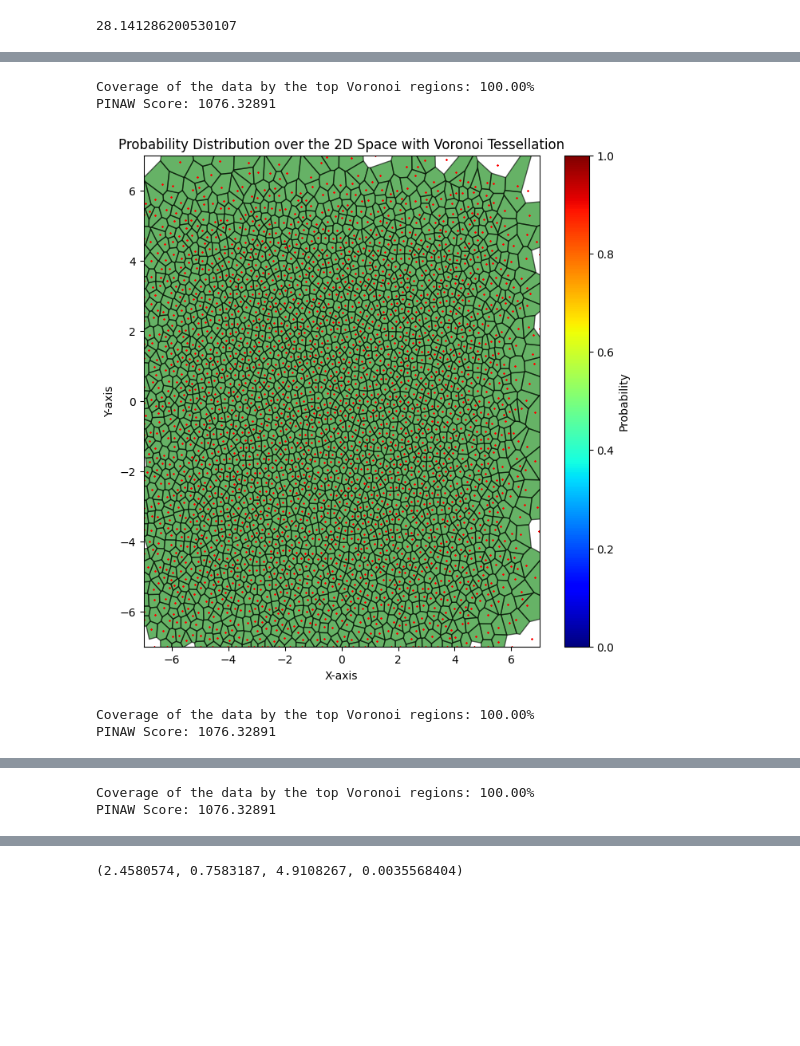
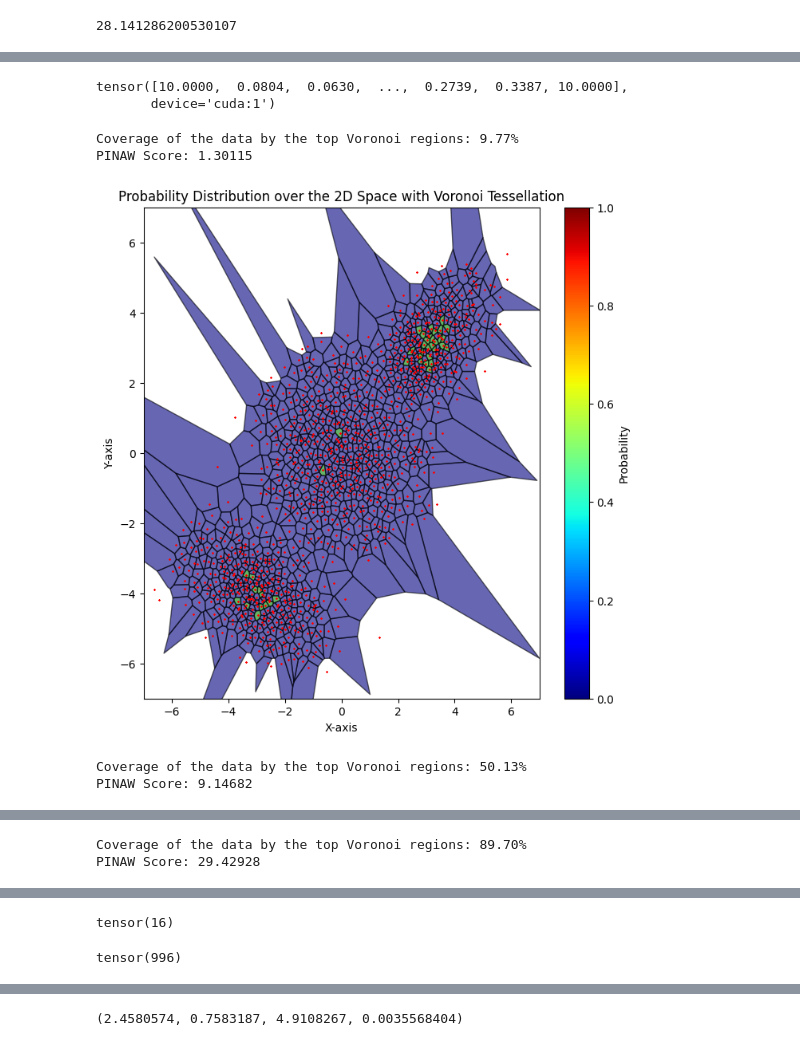
Before and after one commit to batuceng/max_quantile, a Jupyter notebook: 2d_prototypes_v5.ipynb, the cells around one changed output, grey strips where cells are left out. Saved outputs shown, nothing was run; the diff lists cells and outputs as text; code cells hidden in the pictures; blank space fills up the shorter version.

```diff
--- a/2d_prototypes_v5.ipynb
+++ b/2d_prototypes_v5.ipynb
@@ -566,18 +647,18 @@ for step in range(200):
         plt.legend()
         plt.show()
     # Clear unused protos
-    # if (step!=0) and ((step+1) % 50 == 0):
-    # # if step == 100:
-    #     with torch.no_grad():
-    #         logits = model(train_x)
-    #         cdist_list = torch.cdist(train_y, protos, p=2)
-    #         mindist, pos = torch.min(cdist_list, dim=1)
-    #         prototype_usage = torch.bincount(pos, minlength=protos.size(0)).detach()
-    #         active_prototypes = torch.where(prototype_usage > 0)[0]
-    #         model.fc.weight = torch.nn.parameter.Parameter(torch.index_select(model.fc.weight, dim=0, index=active_prototypes), requires_grad=True)
-    #         model.fc.bias = torch.nn.parameter.Parameter(torch.index_select(model.fc.bias, dim=0, index=active_prototypes), requires_grad=True)
-    #         protos = torch.nn.parameter.Parameter(torch.index_select(protos, dim=0, index=active_prototypes), requires_grad=True)
-    #     optimizer = torch.optim.Adam(params=list(model.parameters())+ [protos], lr=0.05)
+    if (step!=0) and ((step+1) % 50 == 0):
+    # if step == 100:
+        with torch.no_grad():
+            logits = model(train_x)
+            cdist_list = torch.cdist(train_y, protos, p=2)
+            mindist, pos = torch.min(cdist_list, dim=1)
+            prototype_usage = torch.bincount(pos, minlength=protos.size(0)).detach()
+            active_prototypes = torch.where(prototype_usage > 0)[0]
+            model.fc.weight = torch.nn.parameter.Parameter(torch.index_select(model.fc.weight, dim=0, index=active_prototypes), requires_grad=True)
+            model.fc.bias = torch.nn.parameter.Parameter(torch.index_select(model.fc.bias, dim=0, index=active_prototypes), requires_grad=True)
+            protos = torch.nn.parameter.Parameter(torch.index_select(protos, dim=0, index=active_prototypes), requires_grad=True)
+        optimizer = torch.optim.Adam(params=list(model.parameters())+ [protos], lr=0.05)
 
     model.train()
     optimizer.zero_grad()
@@ -589,18 +670,16 @@ for step in range(200):
     lambda_fact = 1
 
     areas = calculate_areas(protos)
-    adjusted_logits = logits + torch.log(areas).unsqueeze(0).detach()
-    ce_loss = criterion(adjusted_logits, pos)
+    adjusted_logits = logits + torch.log(areas).unsqueeze(0).detach().to(device)
+
+    ce_loss = criterion(adjusted_logits/2, pos)
     mindist_loss = lambda_fact * torch.mean(mindist)
 
     # ce_loss = criterion(logits, pos)
     # protos2protos_dist = 0.1 * (-torch.cdist(protos, protos, p=2).topk(k=2, dim=1, largest=False).values.mean())
     # ce_loss = distance_based_ce(logits, cdist_list,protos,temp_logits=1, temp_cdist=1)
 
-    # cross entropy loss
-
-
-    rep_loss = 0.1 * repulsion_loss(protos,0.2)
+    rep_loss = 0.5 * repulsion_loss(protos,0.02)
     loss = ce_loss + mindist_loss + rep_loss #+ protos2protos_dist
 
     ce_losses.append(ce_loss.data.item())
@@ -614,7 +693,7 @@ for step in range(200):
     optimizer.step()
 
     if (step==0) or ((step+1) % 10 == 0):
-        print(f'epoch {step+1}, loss={loss.data.item():.4}, CE_Loss: {ce_loss.data.item()}, MinDist_Loss: {mindist_loss.data.item()}')
+        print(f'epoch {step+1}, loss={loss.data.item():.4}, CE_Loss: {ce_loss.data.item()}, MinDist_Loss: {mindist_loss.data.item()},rep_loss: {rep_loss.data.item()}')
 
 plt.xlim(-7,7)
 plt.ylim(-7,7)
@@ -622,5 +701,6 @@ plt.ylim(-7,7)
 plt.plot(ce_losses, label='CELoss')
 plt.plot(mindist_losses, label='DistLoss')
 plt.plot(losses, label='TotalLoss')
+plt.plot(repulsion_losses, label='RepLoss')
 plt.legend()
 # %% [output]
@@ -632,6 +711,9 @@ epoch 200, loss=0.4197, CE_Loss: -0.0007428711416493267, MinDist_Loss: 0.0967468
+# %%
+region_areas
+# %% [output]
+tensor([10.0000,  0.0804,  0.0630,  ...,  0.2739,  0.3387, 10.0000],
+       device='cuda:1')
 # %%
-
-
 # Ensure the model is in evaluation mode
 for alpha in [0.1,0.5,0.9]:
     model.eval()
@@ -695,12 +777,11 @@ for alpha in [0.1,0.5,0.9]:
         else:
             region_areas.append(float('inf'))  # For infinite regions, you can assign infinity or another placeholder
 
-    region_areas = torch.tensor(region_areas,device=cal_logits.device)
-    region_areas = torch.clamp(region_areas, min=1e-6,max=20)  # Replace NaNs or Infs
+    region_areas = calculate_areas(protos).to(device)
     adjusted_probs = output_logits +  torch.log(region_areas)
     adjusted_probs = torch.softmax(adjusted_probs, dim=1).cpu().numpy().flatten()
 
-    sorted_indices = np.argsort(output_logits.cpu().numpy().flatten())[::-1] # sort according to the log density
+    sorted_indices = np.argsort(output_logits.cpu().numpy().flatten())[::-1] # sort according to the log density sıralamayı densitye göre aç
 
     sorted_output_probs = adjusted_probs[sorted_indices]
     sorted_output_log_densities = output_logits.cpu().numpy().flatten()[sorted_indices] # get the log density
@@ -768,35 +849,35 @@ for alpha in [0.1,0.5,0.9]:
         if not -1 in region and len(region) > 0:
             polygon = [vor.vertices[j] for j in region]
             # colors.append(cmap(norm(adjusted_probs[i])))
             if i in top_indices:
                 colors.append(highlight_color)  # Use the highlight color for top regions
             else:
                 colors.append(cmap(0))
 
 
     # Create a PolyCollection for Voronoi regions
     voronoi_region_collection = PolyCollection(regions, facecolors=colors, edgecolors='k', alpha=0.6)
     ax.add_collection(voronoi_region_collection)
 
     # Plot prototype centers
     ax.scatter(proto_centers[:, 0], proto_centers[:, 1], marker='x', c='red', s=1)
 
     # Set the axis limits and labels
     plt.xlim(-7, 7)
     plt.ylim(-7, 7)
     plt.title('Probability Distribution over the 2D Space with Voronoi Tessellation')
     plt.xlabel('X-axis')
     plt.ylabel('Y-axis')
 
     # Add colorbar
     sm = plt.cm.ScalarMappable(cmap=cmap, norm=norm)
     sm.set_array([])
     plt.colorbar(sm, ax=ax, label='Probability')
 
     plt.show()
 # %% [output]
-Coverage of the data by the top Voronoi regions: 100.00%
-PINAW Score: 1076.32891
+Coverage of the data by the top Voronoi regions: 9.77%
+PINAW Score: 1.30115
-[figure, old version]
+[figure, new version]
-Coverage of the data by the top Voronoi regions: 100.00%
-PINAW Score: 1076.32891
+Coverage of the data by the top Voronoi regions: 50.13%
+PINAW Score: 9.14682
@@ -804,2 +885,2 @@ PINAW Score: 1076.32891
-Coverage of the data by the top Voronoi regions: 100.00%
-PINAW Score: 1076.32891
+Coverage of the data by the top Voronoi regions: 89.70%
+PINAW Score: 29.42928
@@ -806,0 +920,8 @@ PINAW Score: 1076.32891
+# %%
+(region_areas == float('inf')).sum()
+# %% [output]
+tensor(16)
+# %%
+region_areas[region_areas != float('inf')].argmax()
+# %% [output]
+tensor(996)
```
Also changed, not shown: parts of 13 cells of this notebook, 3 other files.
